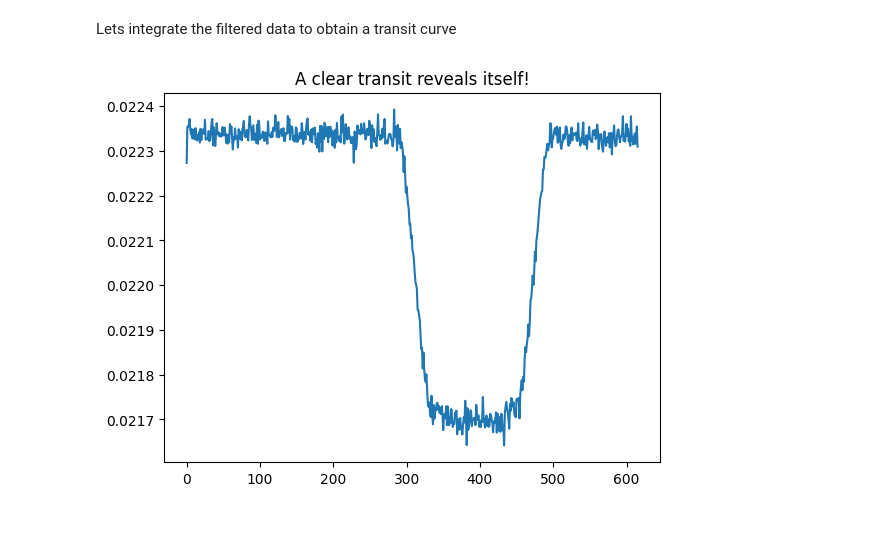
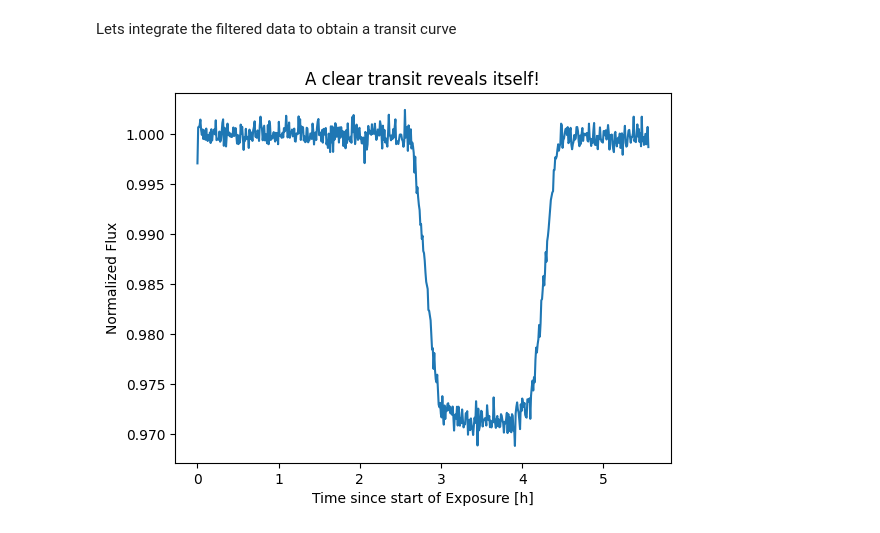
Before and after one commit to Brinky5678/JWSTDataExperiments, a Jupyter notebook: DataProcessingExploration.ipynb, the cells around one changed output. Saved outputs shown, nothing was run; the diff lists cells and outputs as text; code cells hidden in the pictures.

```diff
--- a/DataProcessingExploration.ipynb
+++ b/DataProcessingExploration.ipynb
@@ -262,10 +274,12 @@ def integrate(table_data: Table) -> float:
 # %%
 data = np.zeros((len(data1),1))
 for idx, tab_data in enumerate(data1):
     data[idx] = integrate(tab_data)
 
-plt.plot(list(range(0,len(data1))), data)
+plt.plot((Table(hdul[1].data)["int_mid_MJD_UTC"] - hdul[0].header["EXPSTART"])*24, data/data[10])
+plt.xlabel("Time since start of Exposure [h]")
+plt.ylabel("Normalized Flux")
 plt.title("A clear transit reveals itself!")
 plt.show()
 # %% [output]
-[figure, old version]
+[figure, new version]
```
Also changed, not shown: parts of 15 cells of this notebook, 1 other file.
